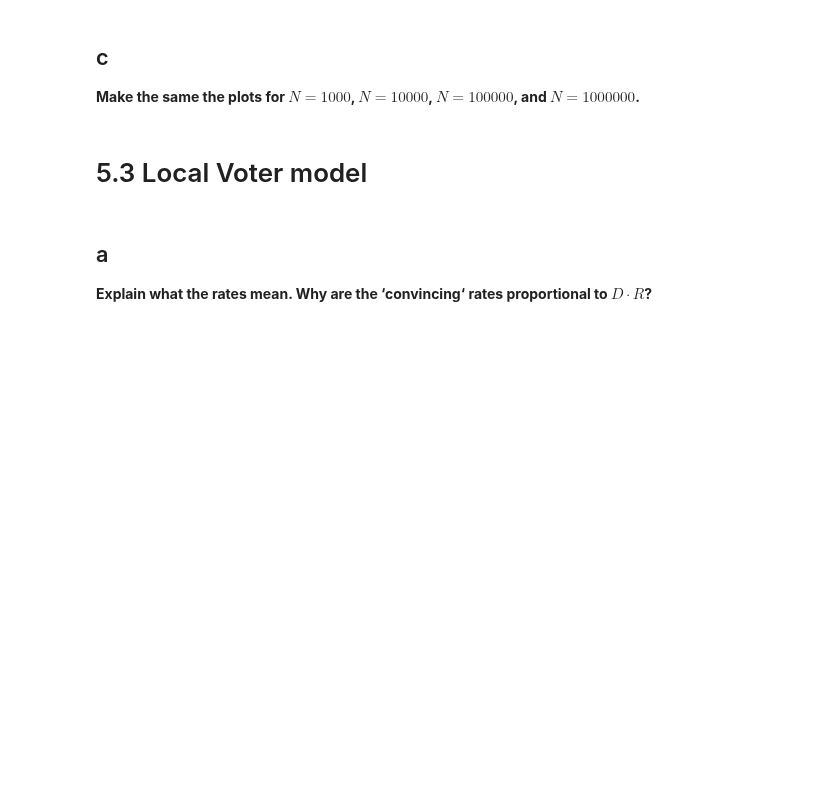
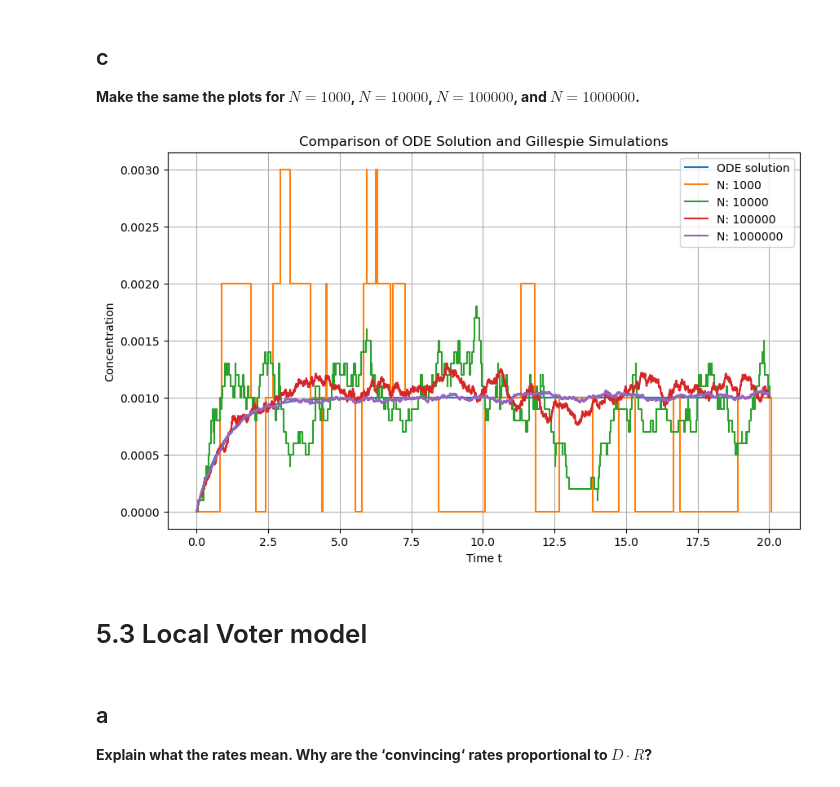
Before and after one commit to Katikistan/NumeP, a Jupyter notebook: week3/week3.ipynb, the cells around one changed output. Drawn from its saved outputs; the diff is of its cells as text; code cells hidden in the pictures; blank space fills up the shorter version.

```diff
--- a/week3/week3.ipynb
+++ b/week3/week3.ipynb
@@ -12,6 +115,24 @@ Use `plt.step(..., where=’post’)` to make the plot.**
 ## c
 **Make the same the plots for $N = 1000$, $N = 10000$, $N = 100000$,
 and $N = 1000000$.**
+# %%
+N_values = [1000, 10000, 100000, 1000000]
+
+plt.figure(figsize=(10, 6))
+plt.plot(t, c_H2CO3, label='ODE solution')
+
+for N in N_values:
+    t_sim, N_H2CO3_sim = gillespie(N, k1, k2, t_max)
+    plt.step(t_sim, N_H2CO3_sim, where='post', label = f"N: {N}")
+
+plt.xlabel('Time t')
+plt.ylabel('Concentration')
+plt.title('Comparison of ODE Solution and Gillespie Simulations')
+plt.legend()
+plt.grid(True)
+plt.show()
+# %% [output]
+[figure, added]
 # %% [markdown]
 # 5.3 Local Voter model
 # %% [markdown]
```
Also changed, not shown: parts of 12 cells of this notebook.
